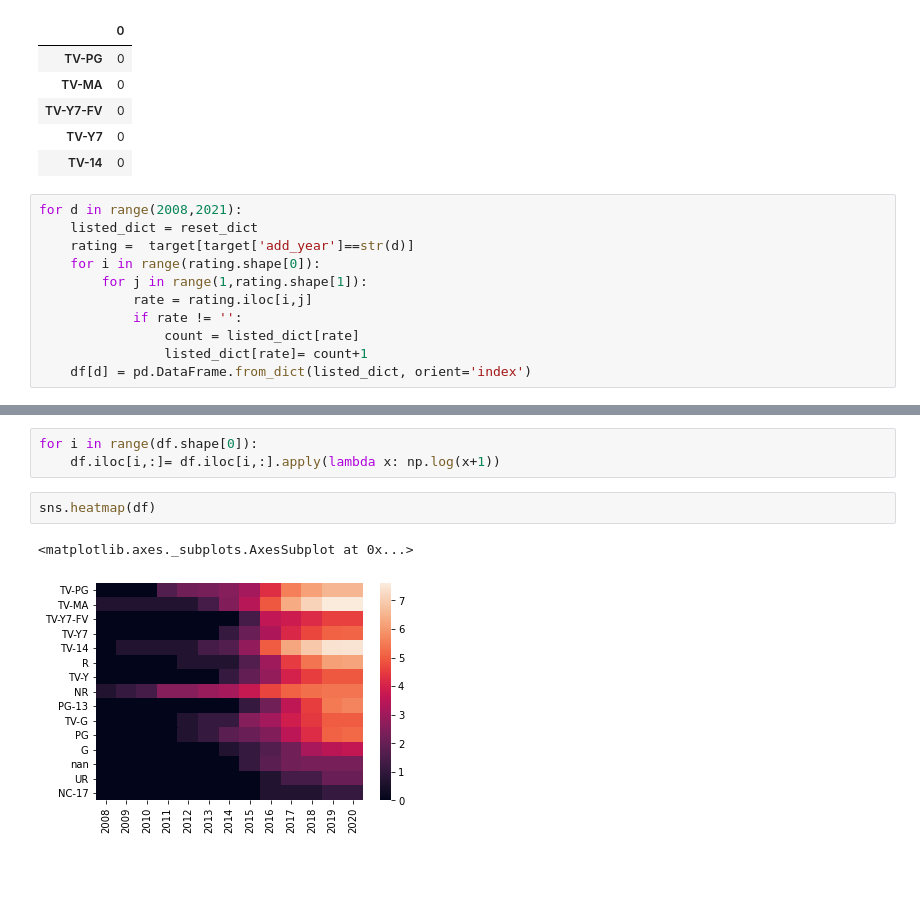
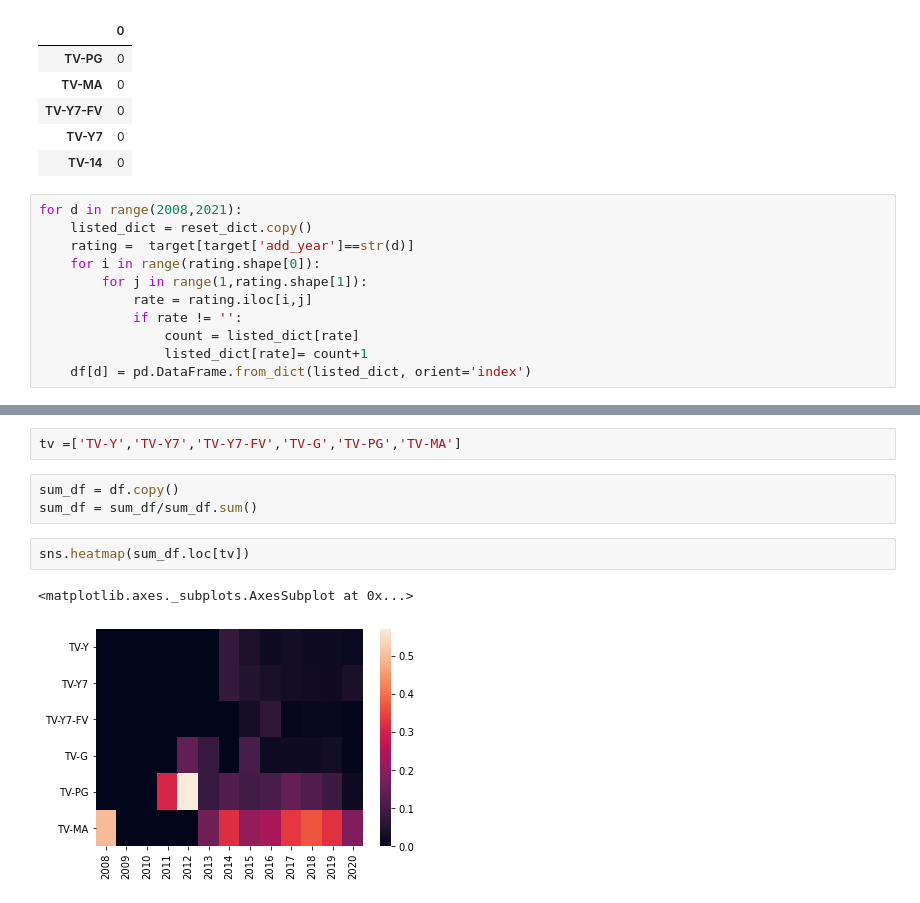
Before and after one commit to willhwh/DS_60Days, a Jupyter notebook: project1_nf.ipynb, the cells around one changed output, grey strips where cells are left out. Drawn from its saved outputs; the diff is of its cells as text; blank space fills up the shorter version.

```diff
--- a/project1_nf.ipynb
+++ b/project1_nf.ipynb
@@ -740,7 +666,7 @@ df.head()
 | TV-14 | 0 |
 # %%
 for d in range(2008,2021):
-    listed_dict = reset_dict
+    listed_dict = reset_dict.copy()
     rating =  target[target['add_year']==str(d)]
     for i in range(rating.shape[0]):
         for j in range(1,rating.shape[1]):
@@ -772,8 +680,10 @@ df
-# %%
-for i in range(df.shape[0]):
-    df.iloc[i,:]= df.iloc[i,:].apply(lambda x: np.log(x+1))
+# %%
+tv =['TV-Y','TV-Y7','TV-Y7-FV','TV-G','TV-PG','TV-MA']
+# %%
+sum_df = df.copy()
+sum_df = sum_df/sum_df.sum()
 # %%
-sns.heatmap(df)
+sns.heatmap(sum_df.loc[tv])
 # %% [output]
 <matplotlib.axes._subplots.AxesSubplot at 0x...>
-[figure, old version]
+[figure, new version]
```
Also changed, not shown: parts of 32 cells of this notebook.
